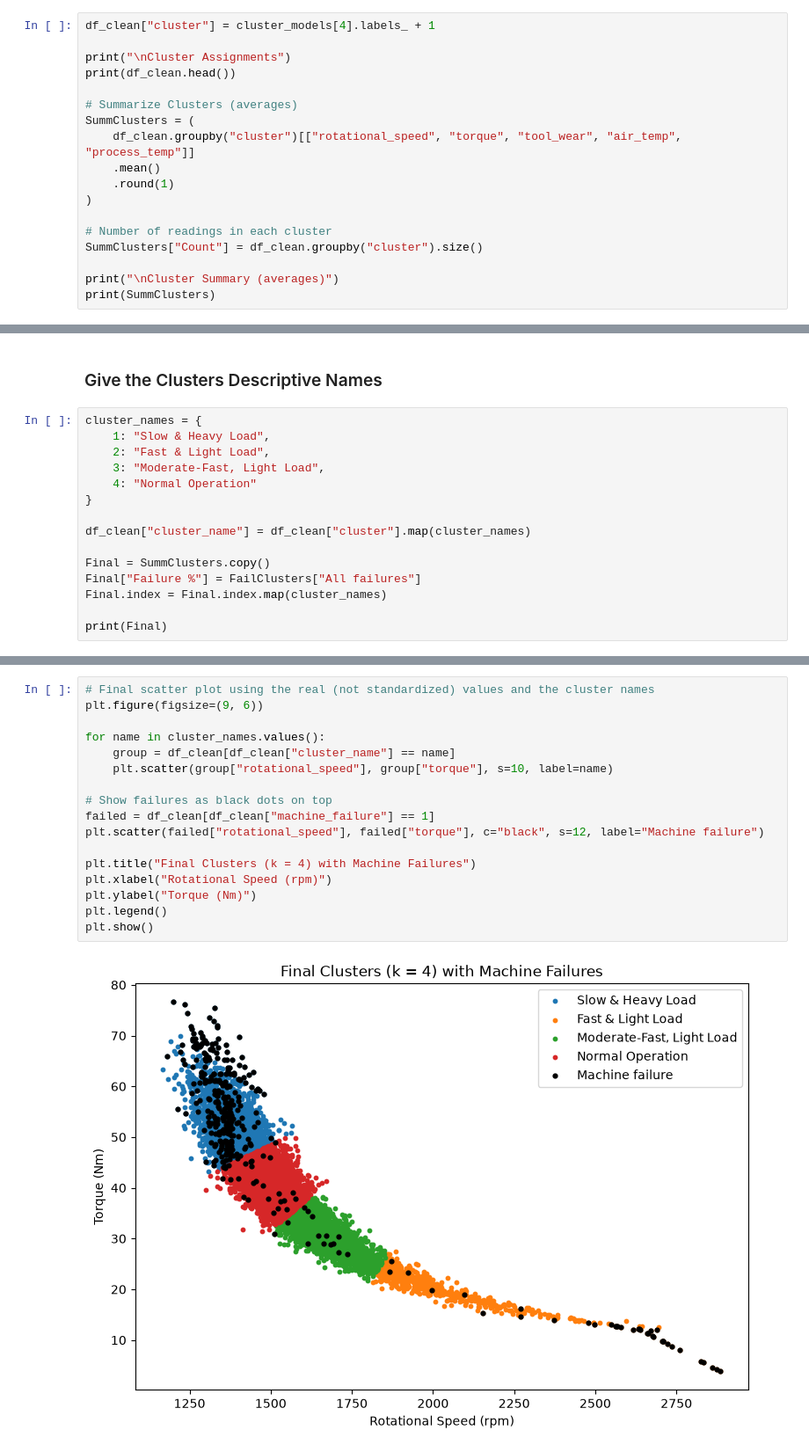
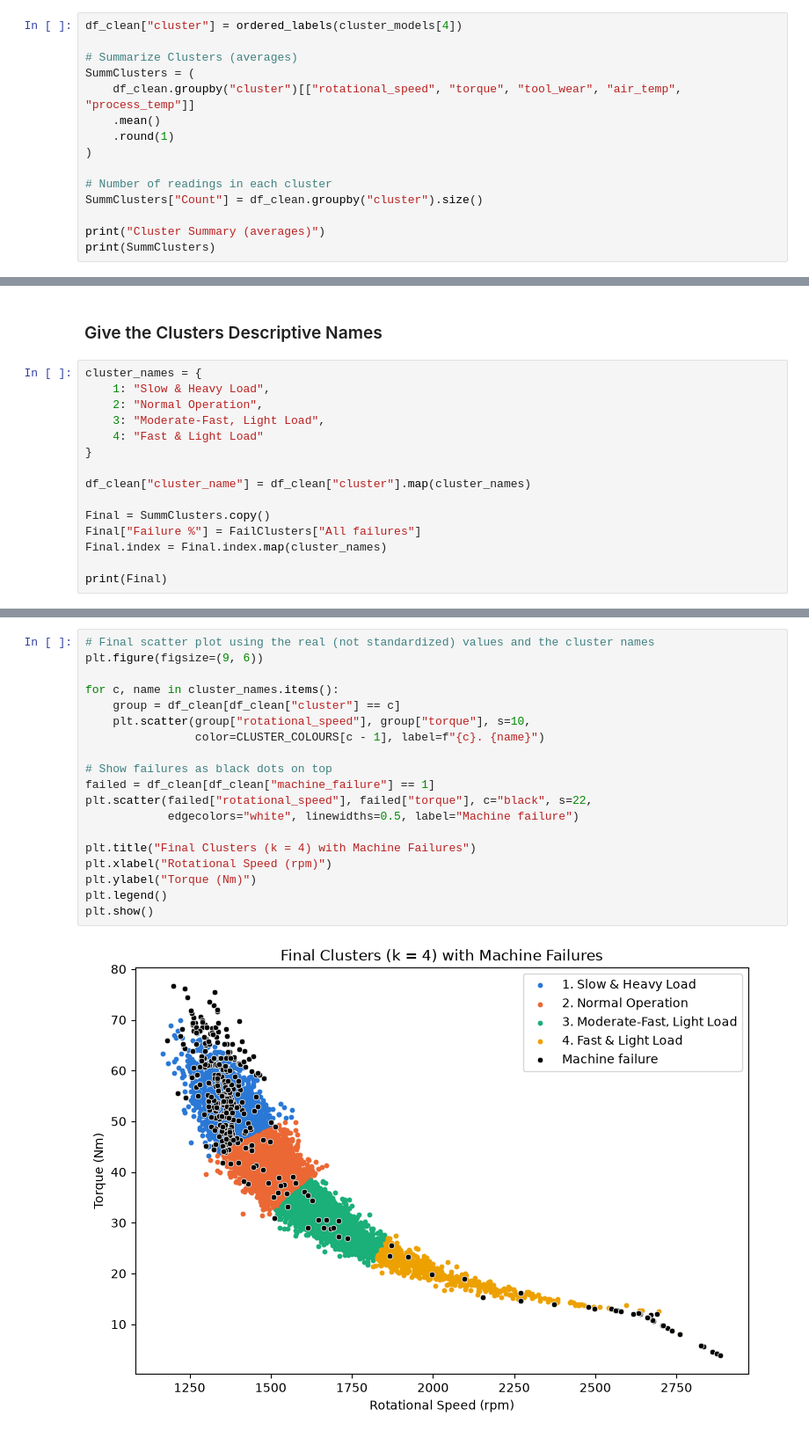
Before and after one commit to DavisenV/Group1-PROG8431-ProblemAnalysis_Workshop_B, a Jupyter notebook: Workshop_B.ipynb, the cells around one changed output, grey strips where cells are left out. Shown at 88% size. Drawn from its saved outputs; the diff is of its cells as text.

```diff
--- a/Workshop_B.ipynb
+++ b/Workshop_B.ipynb
@@ -530,8 +535,5 @@ summary table and update the names in the dictionary below.*
 # %%
-df_clean["cluster"] = cluster_models[4].labels_ + 1
-
-print("\nCluster Assignments")
-print(df_clean.head())
+df_clean["cluster"] = ordered_labels(cluster_models[4])
 
 # Summarize Clusters (averages)
 SummClusters = (
@@ -543,6 +545,6 @@ SummClusters = (
 # Number of readings in each cluster
 SummClusters["Count"] = df_clean.groupby("cluster").size()
 
-print("\nCluster Summary (averages)")
+print("Cluster Summary (averages)")
 print(SummClusters)
 # %% [output]
@@ -655,9 +647,9 @@ cluster
 # %%
 cluster_names = {
     1: "Slow & Heavy Load",
-    2: "Fast & Light Load",
+    2: "Normal Operation",
     3: "Moderate-Fast, Light Load",
-    4: "Normal Operation"
+    4: "Fast & Light Load"
 }
 
 df_clean["cluster_name"] = df_clean["cluster"].map(cluster_names)
@@ -684,22 +676,24 @@ Normal Operation                310.000   4161      0.650
 # %%
 # Final scatter plot using the real (not standardized) values and the cluster names
 plt.figure(figsize=(9, 6))
 
-for name in cluster_names.values():
-    group = df_clean[df_clean["cluster_name"] == name]
-    plt.scatter(group["rotational_speed"], group["torque"], s=10, label=name)
+for c, name in cluster_names.items():
+    group = df_clean[df_clean["cluster"] == c]
+    plt.scatter(group["rotational_speed"], group["torque"], s=10,
+                color=CLUSTER_COLOURS[c - 1], label=f"{c}. {name}")
 
 # Show failures as black dots on top
 failed = df_clean[df_clean["machine_failure"] == 1]
-plt.scatter(failed["rotational_speed"], failed["torque"], c="black", s=12, label="Machine failure")
+plt.scatter(failed["rotational_speed"], failed["torque"], c="black", s=22,
+            edgecolors="white", linewidths=0.5, label="Machine failure")
 
 plt.title("Final Clusters (k = 4) with Machine Failures")
 plt.xlabel("Rotational Speed (rpm)")
 plt.ylabel("Torque (Nm)")
 plt.legend()
 plt.show()
 # %% [output]
-[figure, old version]
+[figure, new version]
 # %% [markdown]
 ## 10. Insights from the Clusters
 
```
Also changed, not shown: parts of 11 cells of this notebook.
